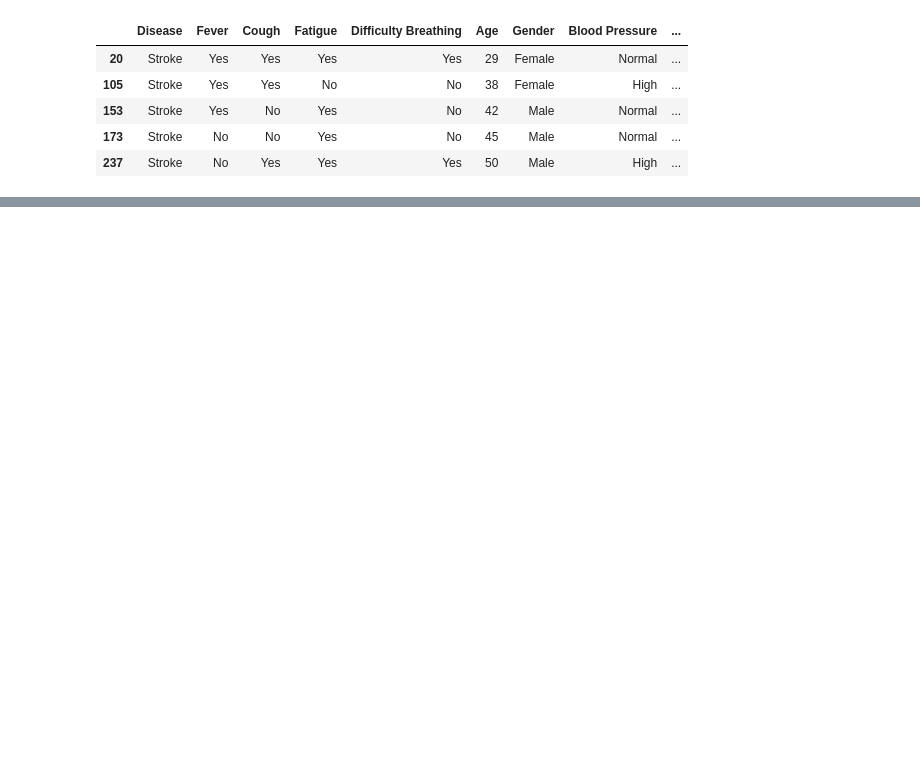
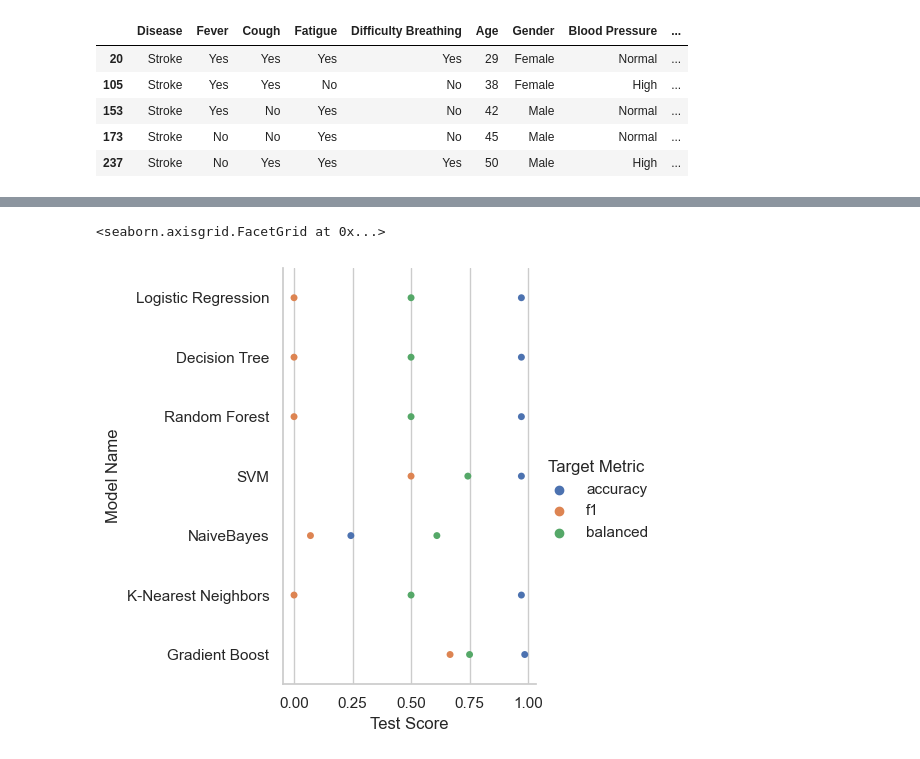
Before and after one commit to aminteer/ucbintroslsupervisedlearningfinal, a Jupyter notebook: healthdatanalysis.ipynb, the cells around one changed output, grey strips where cells are left out. Drawn from its saved outputs; the diff is of its cells as text; code cells hidden in the pictures; blank space fills up the shorter version.

```diff
--- a/healthdatanalysis.ipynb
+++ b/healthdatanalysis.ipynb
@@ -579,0 +622,6 @@ pd.DataFrame(test_model)
+# %%
+#plot the algorithm comparisons for the best models, plot the various scoring measures
+sns.catplot(data=test_models, x="Test Score", y="Model Name", hue="Target Metric", kind="swarm")
+# %% [output]
+<seaborn.axisgrid.FacetGrid at 0x...>
+[figure, added]
```
Also changed, not shown: parts of 13 cells of this notebook.
